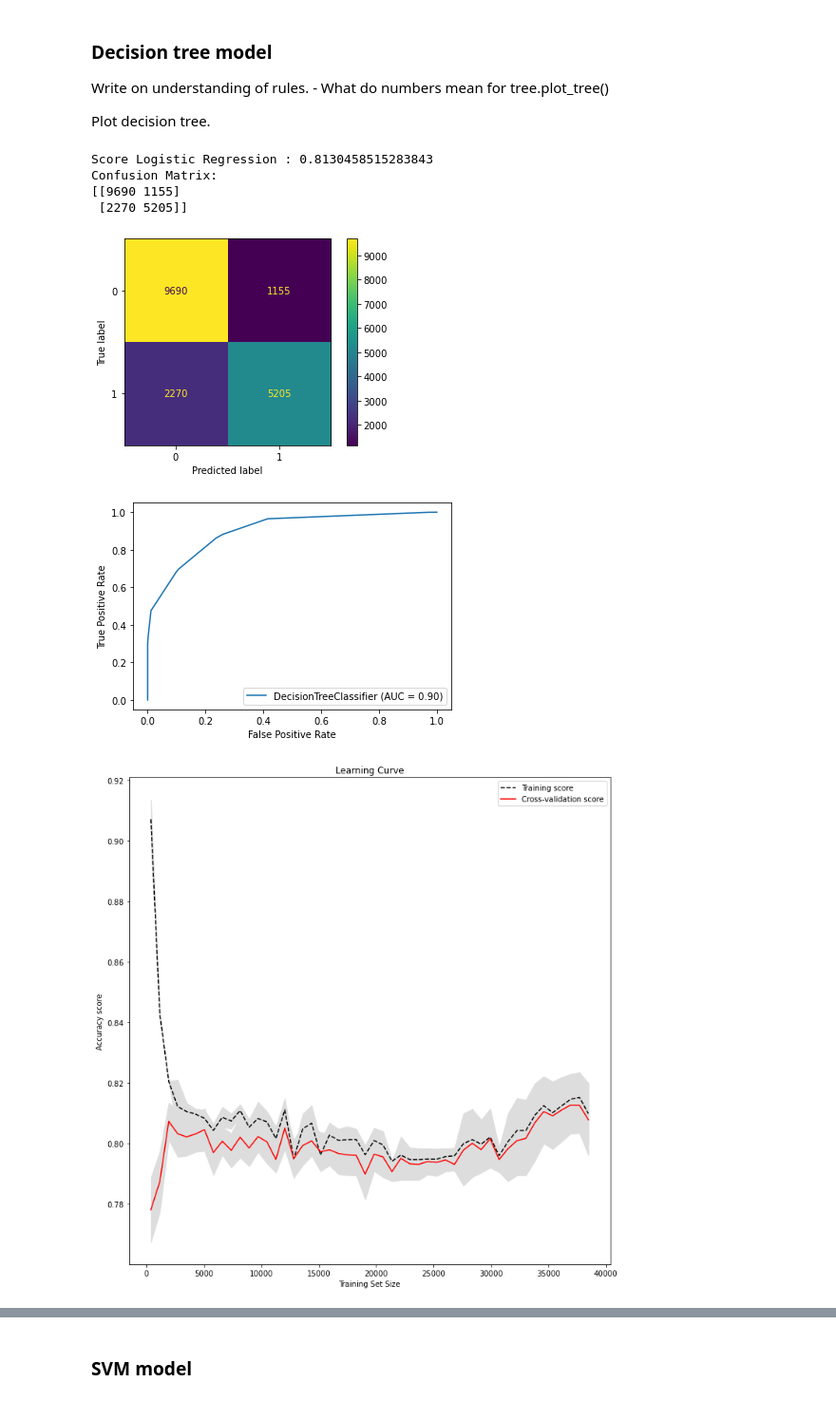
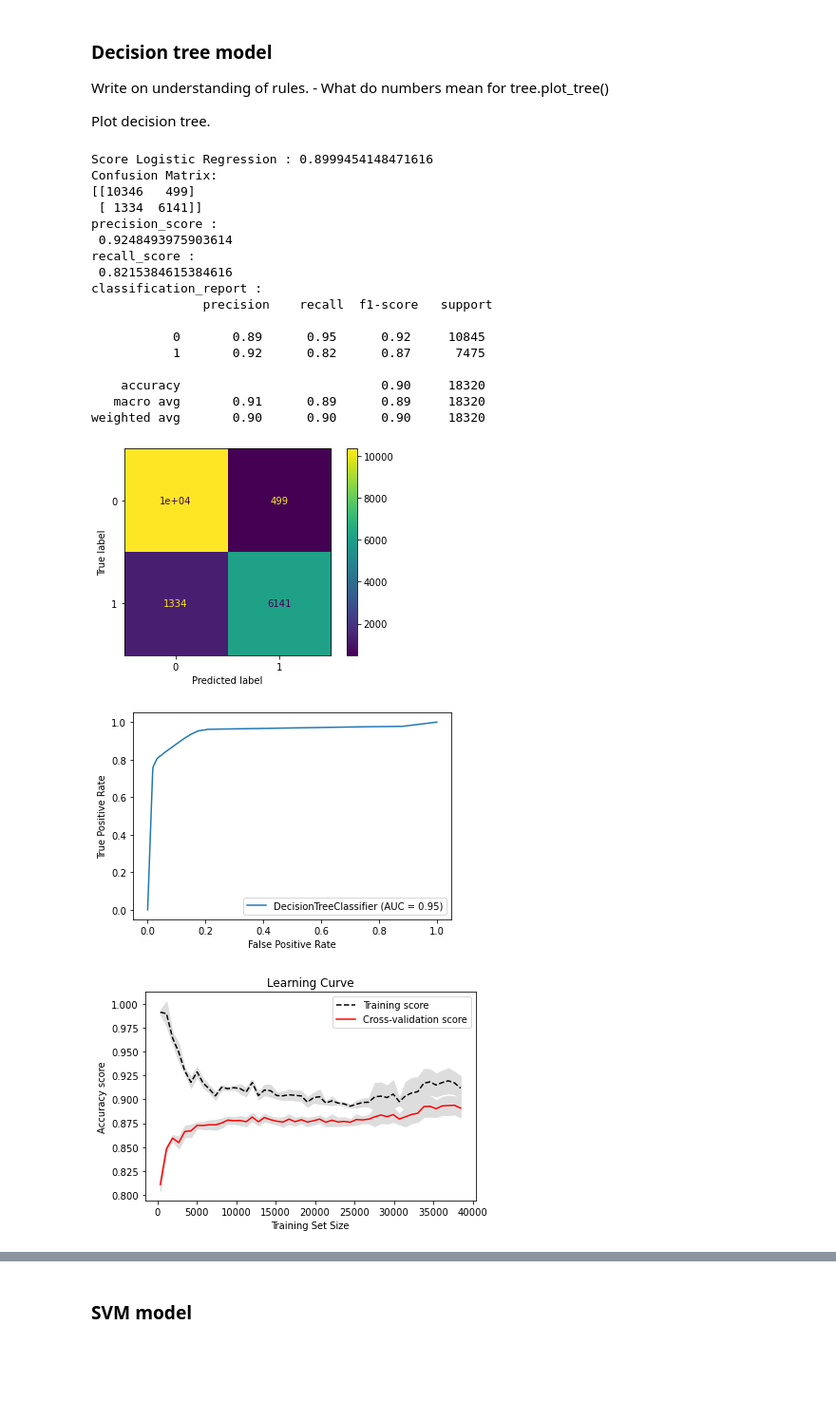
Before and after one commit to Aldair2202/Dissertation, a Jupyter notebook: Solution/Prototype1.ipynb, the cells around one changed output, grey strips where cells are left out. Shown at 95% size. Saved outputs shown, nothing was run; the diff lists cells and outputs as text; code cells hidden in the pictures; blank space fills up the shorter version.

```diff
--- a/Solution/Prototype1.ipynb
+++ b/Solution/Prototype1.ipynb
@@ -108,6 +108,9 @@ def train_score_plot(model, X, y):
     print ("Score Logistic Regression :",score_test)
     print ("Confusion Matrix: ")
     print (matrix)
+    print('precision_score :\n',precision_score(y_test,y_pred,pos_label=1))
+    print('recall_score :\n',recall_score(y_test,y_pred,pos_label=1))
+    print('classification_report :\n',classification_report(y_test,y_pred))
     plot_confusion_matrix(model, X_test, y_test)
     plt.show()
 
@@ -122,7 +125,7 @@ def plot_learning_curve(model, X, y):
     test_mean = np.mean(test_scores, axis=1)
     test_std = np.std(test_scores, axis=1)
 
-    plt.subplots(1, figsize=(10,10))
+    plt.subplots(1)
     plt.plot(train_sizes, train_mean, '--', color="black",  label="Training score")
     plt.plot(train_sizes, test_mean, color="red", label="Cross-validation score")
 
@@ -321,16 +337,29 @@ Write on understanding of rules.
 
 Plot decision tree.
 # %%
-dtc = tree.DecisionTreeClassifier(max_depth=5)
+dtc = tree.DecisionTreeClassifier(max_depth=15)
 train_score_plot(dtc, X_train, y_train)
 plot_learning_curve(dtc, X_train, y_train)
 # %% [output]
-Score Logistic Regression : 0.8130458515283843
+Score Logistic Regression : 0.8999454148471616
 Confusion Matrix:
-[[9690 1155]
- [2270 5205]]
+[[10346   499]
+ [ 1334  6141]]
+precision_score :
+ 0.9248493975903614
+recall_score :
+ 0.8215384615384616
+classification_report :
+               precision    recall  f1-score   support
+
+           0       0.89      0.95      0.92     10845
+           1       0.92      0.82      0.87      7475
+
+    accuracy                           0.90     18320
+   macro avg       0.91      0.89      0.89     18320
+weighted avg       0.90      0.90      0.90     18320
-[figure, old version]
+[figure, new version]
-[figure, old version]
+[figure, new version]
-[figure, old version]
+[figure, new version]
 # %%
 plt.figure(figsize=(30,12))  # set plot size (denoted in inches)
```
Also changed, not shown: parts of 9 cells of this notebook.
